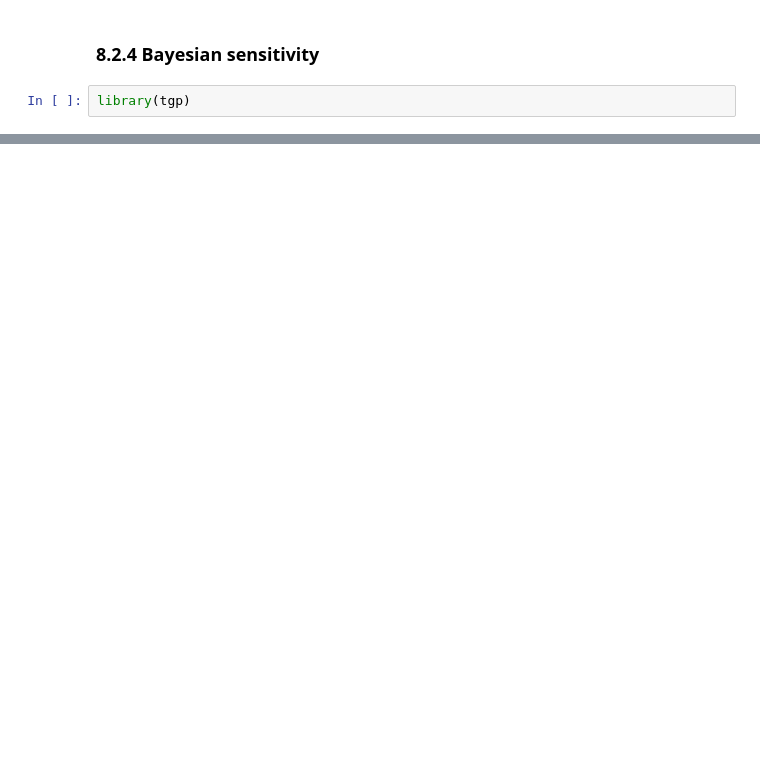
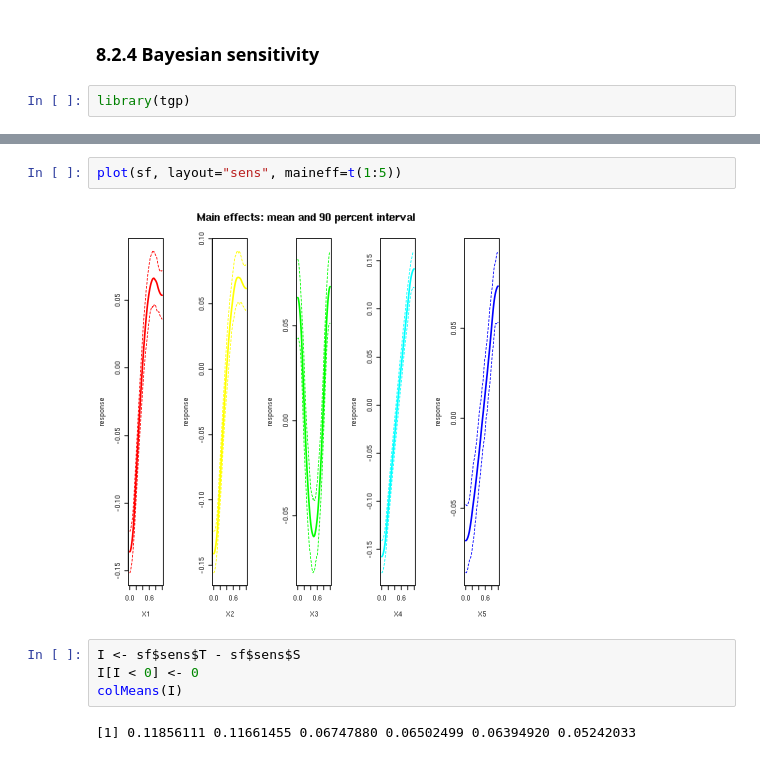
Before and after one commit to gglee4ai/study-surrogates-2020, a Jupyter notebook: ch08.ipynb, the cells around one changed output, grey strips where cells are left out. Saved outputs shown, nothing was run; the diff lists cells and outputs as text; blank space fills up the shorter version.

```diff
--- a/ch08.ipynb
+++ b/ch08.ipynb
@@ -676,0 +696,10 @@ library(tgp)
+# %%
+plot(sf, layout="sens", maineff=t(1:5))
+# %% [output]
+[figure, added]
+# %%
+I <- sf$sens$T - sf$sens$S
+I[I < 0] <- 0
+colMeans(I)
+# %% [output]
+[1] 0.11856111 0.11661455 0.06747880 0.06502499 0.06394920 0.05242033
```
Also changed, not shown: parts of 30 cells of this notebook.
